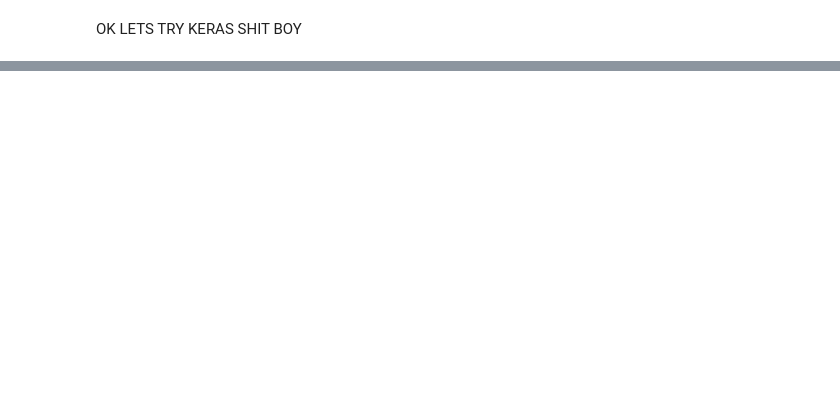
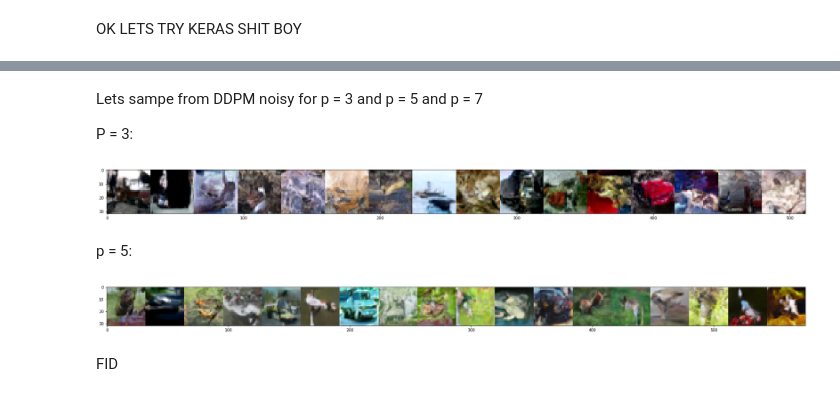
Before and after one commit to kulunud/DiffusionProject, a Jupyter notebook: Untitled1.ipynb, the cells around one changed output, grey strips where cells are left out. Cells and saved outputs as stored; diff of their text form; code cells hidden in the pictures; blank space fills up the shorter version.

```diff
--- a/Untitled1.ipynb
+++ b/Untitled1.ipynb
@@ -212,3 +159,26 @@ args.lr = 3e-4
 from ddpm_noisy_v1 import train
 
 train(args, dataloader)
+# %% [markdown]
+Lets sampe from DDPM noisy for p = 3 and p = 5 and p = 7
+
+P = 3:
+# %%
+import ddpm_noisy_v1
+from ddpm_noisy_v1 import train
+from ddpm_noisy_v1 import Diffusion
+
+path = F"/content/DiffusionProject/Models/ckpt_standard3p.pt"
+device = "cuda"
+model = UNet().to(device)
+ckpt = torch.load(path)
+model.load_state_dict(ckpt)
+diffusion = Diffusion(img_size=32, device=device, p = 3)
+x = diffusion.sample(model, n=16)
+# %%
+from utils2 import plot_images
+plot_images(x)
+# %% [output]
+[figure, added]
+# %% [markdown]
+p = 5:
@@ -214,0 +197,6 @@ train(args, dataloader)
+# %%
+from utils2 import plot_images
+
+plot_images(x[32:50])
+# %% [output]
+[figure, added]
@@ -214,0 +228,2 @@ train(args, dataloader)
+# %% [markdown]
+FID
```
Also changed, not shown: parts of 19 cells of this notebook.
